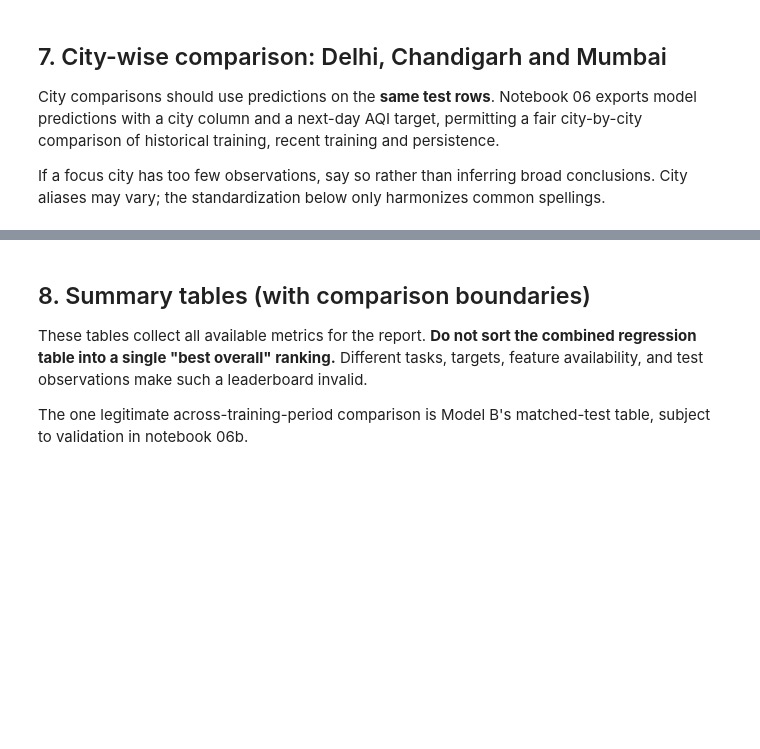
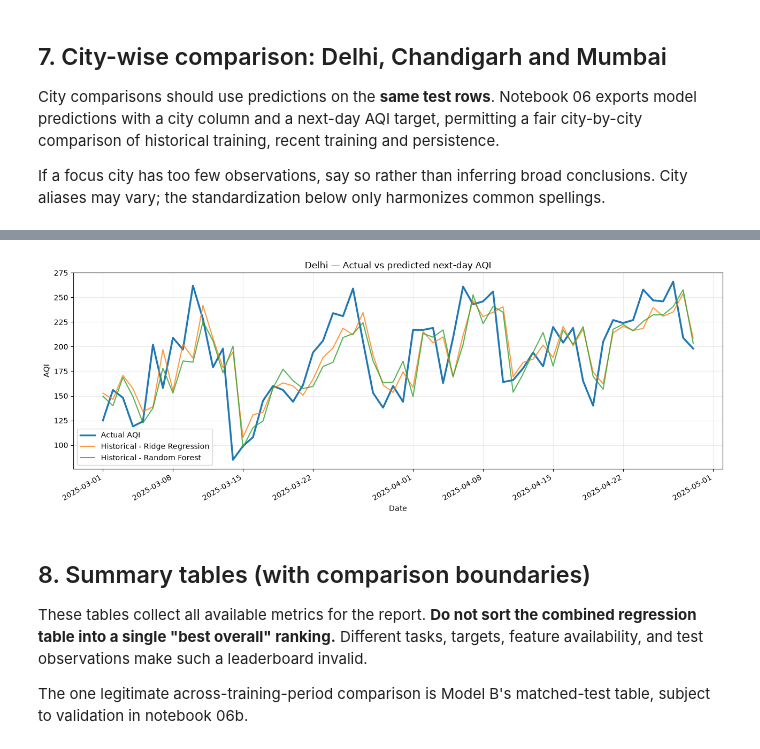
Before and after one commit to nikita-sci/AQI-prediction-India, a Jupyter notebook: notebooks/07_final_model_comparison.ipynb, the cells around one changed output, grey strips where cells are left out. Cells and saved outputs as stored; diff of their text form; code cells hidden in the pictures; blank space fills up the shorter version.

Commit message:
comparison: finalize model analysis, figures and results

```diff
--- a/notebooks/07_final_model_comparison.ipynb
+++ b/notebooks/07_final_model_comparison.ipynb
@@ -391,3 +881,49 @@ Available focus cities: ['Delhi', 'Chandigarh', 'Mumbai'] | Missing: []
+# %%
+# Actual vs predicted AQI for one focus city
+if pred is not None and 'Date' in pred.columns:
+    city = 'Delhi'
+    city_df = pred[pred['City'] == city].copy()
+    city_df['Date'] = pd.to_datetime(city_df['Date'], errors='coerce')
+
+    city_df = city_df.dropna(subset=['Date']).sort_values('Date')
+
+    model_cols = [
+        c for c in city_df.columns
+        if c.startswith('Historical - ') or c.startswith('Recent - ')
+    ]
+
+    if not city_df.empty and model_cols:
+        fig, ax = plt.subplots(figsize=(13, 5))
+
+        # Last 60 available observations for readability
+        sample = city_df.tail(60)
+
+        ax.plot(sample['Date'], sample['actual'],
+                label='Actual AQI', linewidth=2.5)
+
+        for col in model_cols[:2]:
+            ax.plot(sample['Date'], sample[col],
+                    label=col, alpha=0.8)
+
+        ax.set_title(f'{city} — Actual vs predicted next-day AQI')
+        ax.set_xlabel('Date')
+        ax.set_ylabel('AQI')
+        ax.legend()
+        ax.grid(alpha=0.25)
+
+        fig.autofmt_xdate()
+        fig.tight_layout()
+        fig.savefig(
+            FIGURES / 'delhi_actual_vs_predicted.png',
+            dpi=160, bbox_inches='tight'
+        )
+        plt.show()
+    else:
+        print('Delhi predictions or suitable model columns unavailable.')
+else:
+    print('No Date column available for time-series plotting.')
+# %% [output]
+[figure, added]
 # %% [markdown]
 ## 8. Summary tables (with comparison boundaries)
 
```
Also changed, not shown: parts of 5 cells of this notebook, 16 other files.
